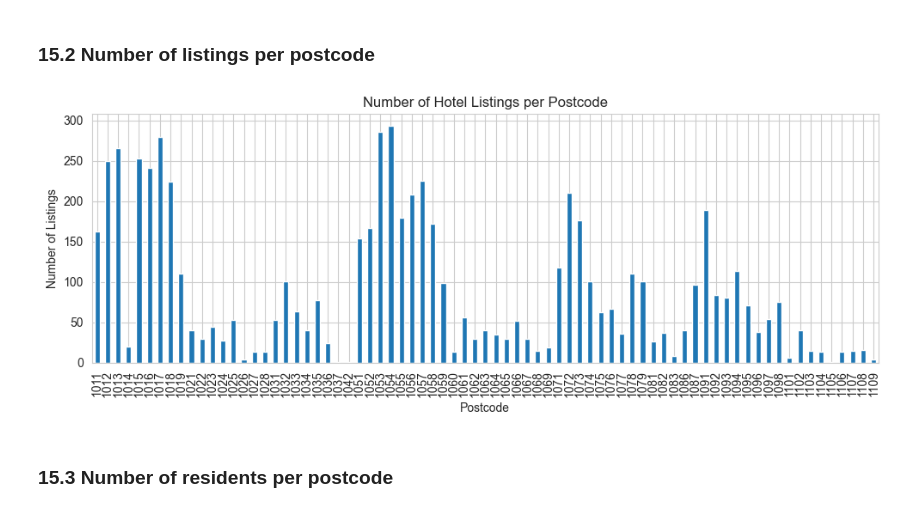
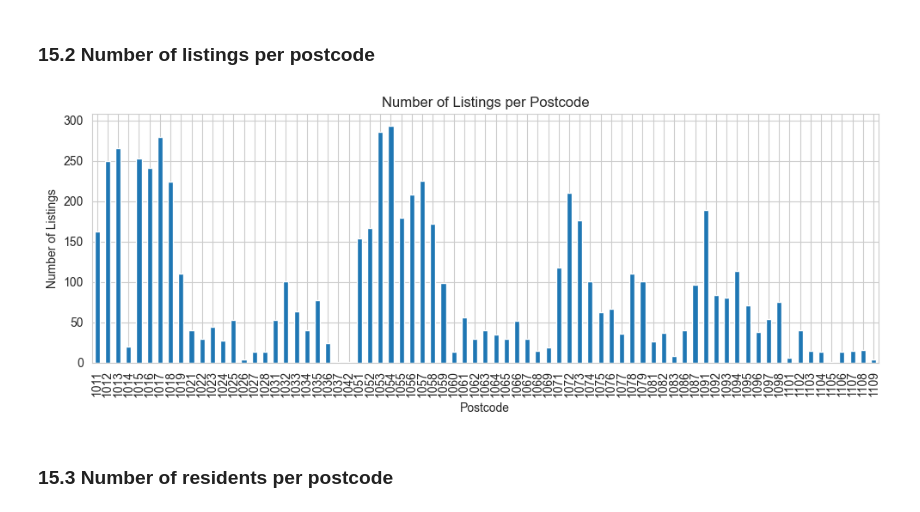
Before and after one commit to linashyshova/eds_modeling, a Jupyter notebook: 2_data_review.ipynb, the cells around one changed output. Saved outputs shown, nothing was run; the diff lists cells and outputs as text; code cells hidden in the pictures.

```diff
--- a/2_data_review.ipynb
+++ b/2_data_review.ipynb
@@ -452,20 +452,20 @@ plt.show()
 # %%
 # Group by postcode and count the number of listings
 postcode_counts = df['postcode'].value_counts()
 
 # Sort the Series by index (postcode)
 postcode_counts = postcode_counts.sort_index()
 
 plt.figure(figsize=(10, 4))
 postcode_counts.plot(kind='bar')
-plt.title('Number of Hotel Listings per Postcode')
+plt.title('Number of Listings per Postcode')
 plt.xlabel('Postcode')
 plt.ylabel('Number of Listings')
 plt.xticks(rotation=90)
 plt.tight_layout()
 plt.show()
 # %% [output]
-[figure, old version]
+[figure, new version]
 # %% [markdown]
 ### 15.3 Number of residents per postcode
 # %%
```
Also changed, not shown: parts of 1 cell of this notebook, 1 other file.
